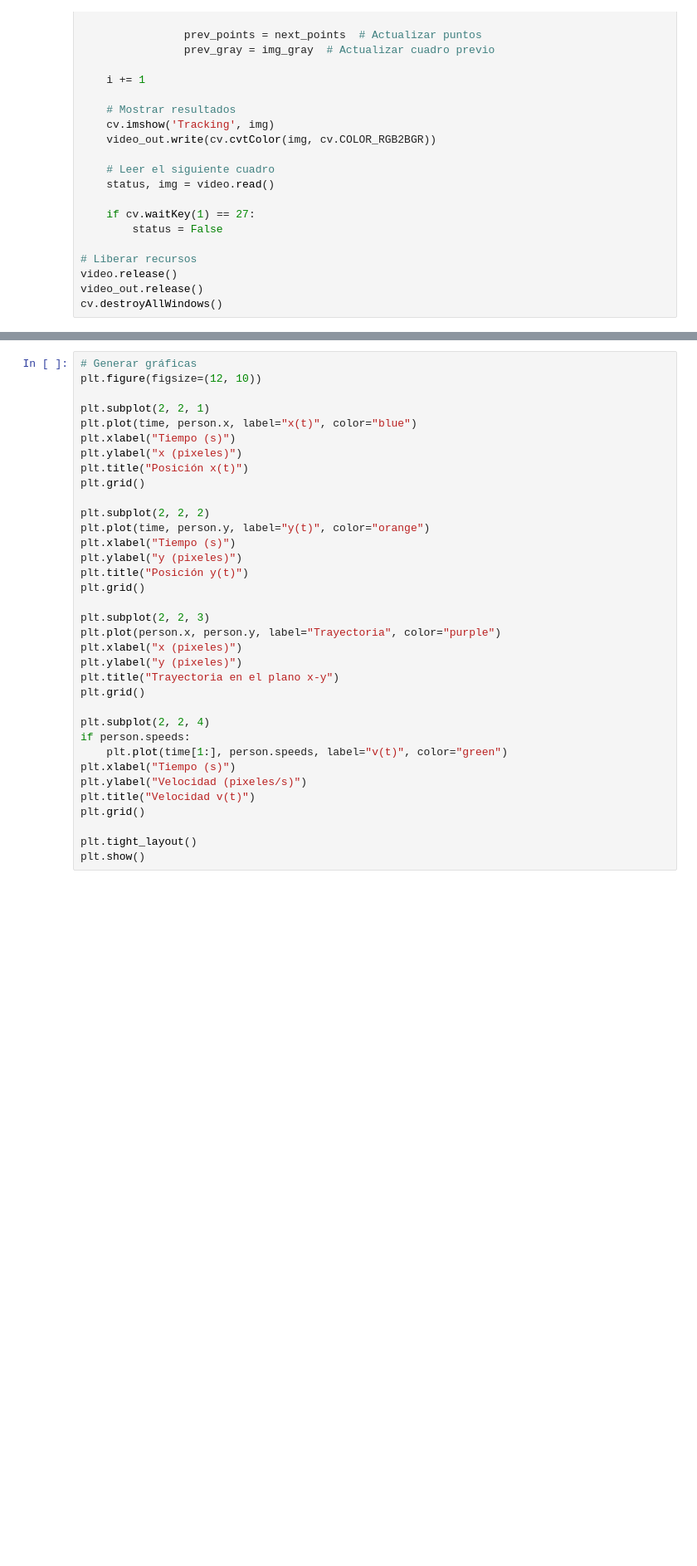
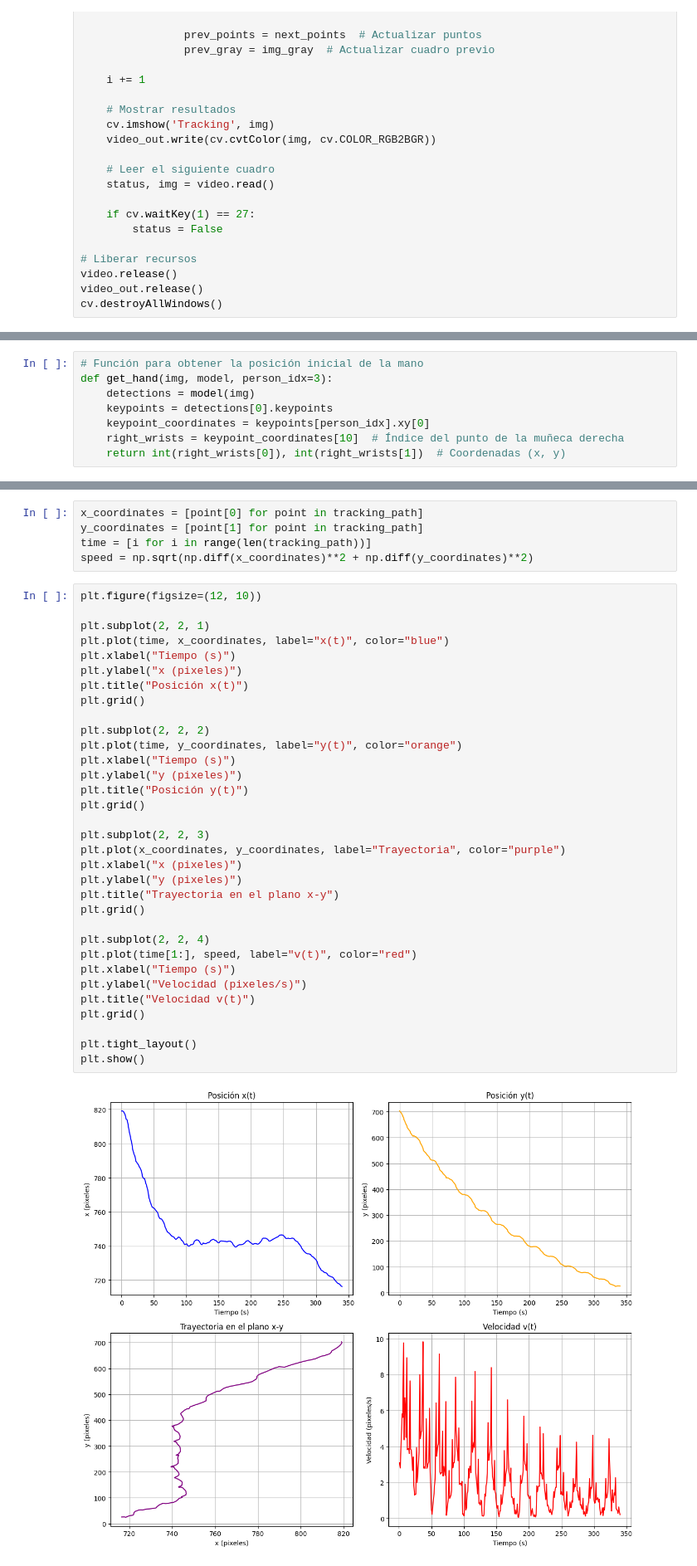
Before and after one commit to MediaMind-ULPGC/P07, a Jupyter notebook: lucas-kanade/lucas_kanade_p07.ipynb, the cells around one changed output, grey strips where cells are left out. Shown at 83% size. Saved outputs shown, nothing was run; the diff lists cells and outputs as text; blank space fills up the shorter version.

Commit message:
time

```diff
--- a/lucas-kanade/lucas_kanade_p07.ipynb
+++ b/lucas-kanade/lucas_kanade_p07.ipynb
@@ -218,0 +225,8 @@ cv.destroyAllWindows()
+# %%
+# Función para obtener la posición inicial de la mano
+def get_hand(img, model, person_idx=3):
+    detections = model(img)
+    keypoints = detections[0].keypoints
+    keypoint_coordinates = keypoints[person_idx].xy[0]
+    right_wrists = keypoint_coordinates[10]  # Índice del punto de la muñeca derecha
+    return int(right_wrists[0]), int(right_wrists[1])  # Coordenadas (x, y)
@@ -221,35 +313,40 @@ time = [i for i in range(len(person.speeds))]
+# %%
+x_coordinates = [point[0] for point in tracking_path]
+y_coordinates = [point[1] for point in tracking_path]
+time = [i for i in range(len(tracking_path))]
+speed = np.sqrt(np.diff(x_coordinates)**2 + np.diff(y_coordinates)**2)
 # %%
-# Generar gráficas
 plt.figure(figsize=(12, 10))
 
 plt.subplot(2, 2, 1)
-plt.plot(time, person.x, label="x(t)", color="blue")
+plt.plot(time, x_coordinates, label="x(t)", color="blue")
 plt.xlabel("Tiempo (s)")
 plt.ylabel("x (pixeles)")
 plt.title("Posición x(t)")
 plt.grid()
 
 plt.subplot(2, 2, 2)
-plt.plot(time, person.y, label="y(t)", color="orange")
+plt.plot(time, y_coordinates, label="y(t)", color="orange")
 plt.xlabel("Tiempo (s)")
 plt.ylabel("y (pixeles)")
 plt.title("Posición y(t)")
 plt.grid()
 
 plt.subplot(2, 2, 3)
-plt.plot(person.x, person.y, label="Trayectoria", color="purple")
+plt.plot(x_coordinates, y_coordinates, label="Trayectoria", color="purple")
 plt.xlabel("x (pixeles)")
 plt.ylabel("y (pixeles)")
 plt.title("Trayectoria en el plano x-y")
 plt.grid()
 
 plt.subplot(2, 2, 4)
-if person.speeds:
-    plt.plot(time[1:], person.speeds, label="v(t)", color="green")
+plt.plot(time[1:], speed, label="v(t)", color="red")
 plt.xlabel("Tiempo (s)")
 plt.ylabel("Velocidad (pixeles/s)")
 plt.title("Velocidad v(t)")
 plt.grid()
 
 plt.tight_layout()
 plt.show()
+# %% [output]
+[figure, added]
```
Also changed, not shown: parts of 7 cells of this notebook, 2 other files.
